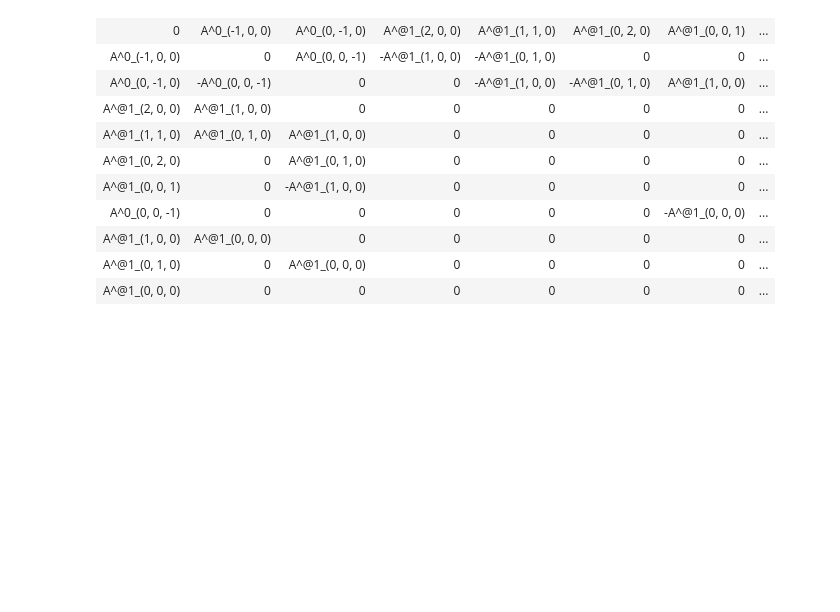
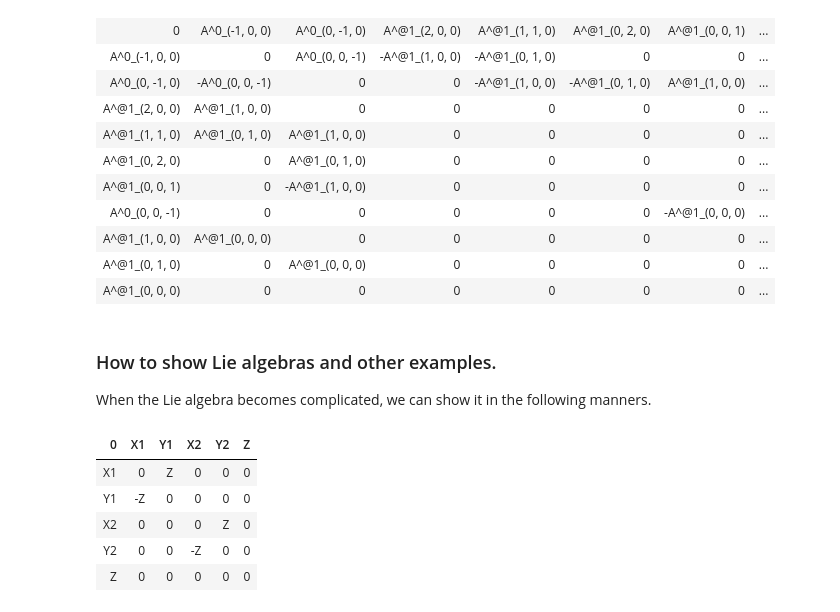
Before and after one commit to Seba272/LieAlgebras, a Jupyter notebook: LieAlgebras5_presentation.ipynb, the cells around one changed output. Saved outputs shown, nothing was run; the diff lists cells and outputs as text; code cells hidden in the pictures; blank space fills up the shorter version.

```diff
--- a/LieAlgebras5_presentation.ipynb
+++ b/LieAlgebras5_presentation.ipynb
@@ -522,3 +522,33 @@ display(tabella)
 | A^@1_(1, 0, 0) | A^@1_(0, 0, 0) | 0 | 0 | 0 | 0 | 0 | ... |
 | A^@1_(0, 1, 0) | 0 | A^@1_(0, 0, 0) | 0 | 0 | 0 | 0 | ... |
 | A^@1_(0, 0, 0) | 0 | 0 | 0 | 0 | 0 | 0 | ... |
+# %% [markdown]
+### How to show Lie algebras and other examples.
+When the Lie algebra becomes complicated, we can show it in the following manners.
+# %%
+def show_bra(la):
+    basis = la.basis_symbolic
+    dim = la.dimension
+    M = zeros(dim+1,dim+1)
+    for i in range(dim):
+        M[i+1,0] = M[0,i+1] = basis[i]
+    for i in range(dim):
+        for j in range(dim):
+    #         print(i,j)
+            M[i+1,j+1] = la(basis[i],basis[j])
+    display(M)
+from tabulate import tabulate
+def show_bra_tab(la):
+    basis = la.basis_symbolic
+    dim = la.dimension
+    M = zeros(dim+1,dim+1)
+    for i in range(dim):
+        M[i+1,0] = M[0,i+1] = basis[i]
+    for i in range(dim):
+        for j in range(dim):
+    #         print(i,j)
+            M[i+1,j+1] = la(basis[i],basis[j])
+
+    M_list = [[M[i,j] for j in range(M.cols)] for i in range(M.rows)]
+    tabella = tabulate(M_list,headers="firstrow", tablefmt="html")
+    display(tabella)
@@ -524,0 +631,16 @@ display(tabella)
+# %%
+# Second heisenberg group:
+heis2 = LieAlgebra()
+heis2.name = 'Heisenberg 2'
+heis2.basis_symbolic = ['X1','Y1','X2','Y2','Z']
+[X1,Y1,X2,Y2,Z] = heis2.basis_symbolic
+heis2.brackets.rules = {(X1,Y1):Z, (X2,Y2):Z}
+heis2.declare_stratified(growth_vector = [4,1])
+show_bra_tab(heis2)
+# %% [output]
+| 0 | X1 | Y1 | X2 | Y2 | Z |
+| X1 | 0 | Z | 0 | 0 | 0 |
+| Y1 | -Z | 0 | 0 | 0 | 0 |
+| X2 | 0 | 0 | 0 | Z | 0 |
+| Y2 | 0 | 0 | -Z | 0 | 0 |
+| Z | 0 | 0 | 0 | 0 | 0 |
```
Also changed, not shown: parts of 36 cells of this notebook, 1 other file.
